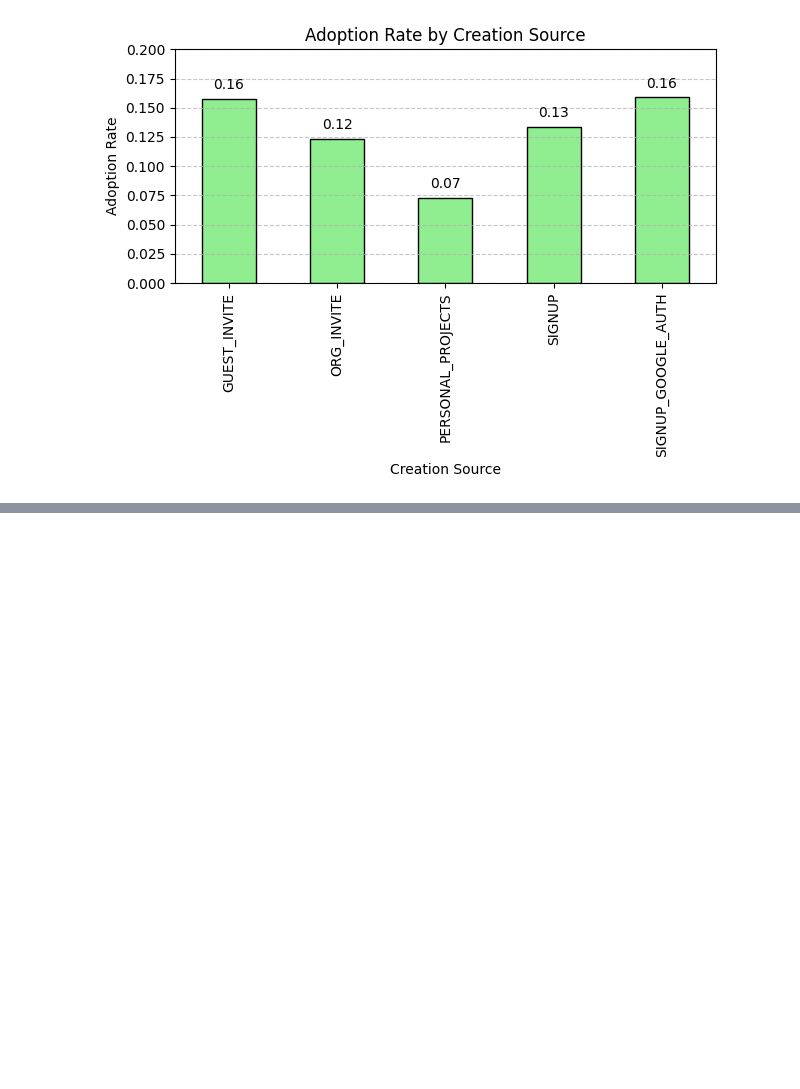
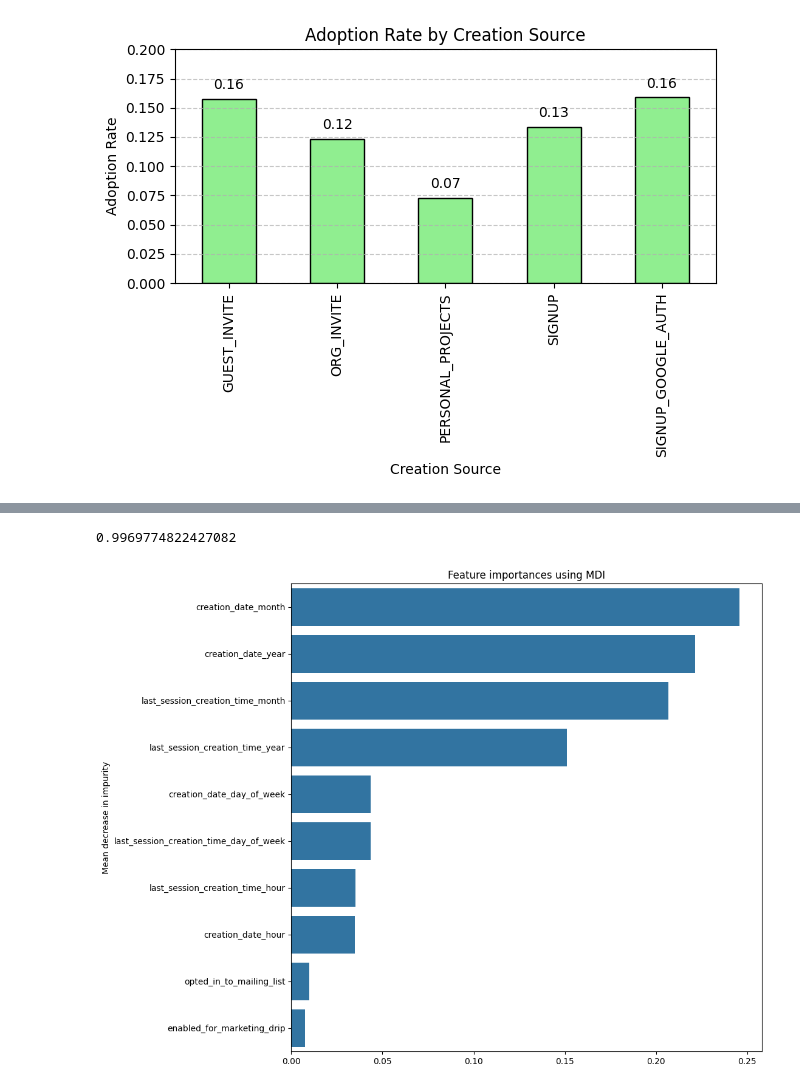
Before and after one commit to opheliasin/asana_summer2024_dsintern_takehome, a Jupyter notebook: Calculating Adoption Rate.ipynb, the cells around one changed output, grey strips where cells are left out. Saved outputs shown, nothing was run; the diff lists cells and outputs as text; code cells hidden in the pictures; blank space fills up the shorter version.

Commit message:
modified random forest model xvars

```diff
--- a/Calculating Adoption Rate.ipynb
+++ b/Calculating Adoption Rate.ipynb
@@ -225,0 +229,4 @@ You can also create boolean columns from numerical ones (e.g. whether a user spe
+# %%
+#I looked at variables that I intuitively thought would be influencing the adopted rate.
+#convert categorical features to binary features
+encoded_df = pd.get_dummies(merged_df, columns=['creation_source'])
@@ -225,0 +342,21 @@ You can also create boolean columns from numerical ones (e.g. whether a user spe
+# %%
+def evaluate(model, test_features, test_labels):
+    predictions = model.predict(test_features)
+    errors = abs(predictions ^ test_labels)
+
+    mape = 100 * np.mean(predictions.astype(int) ^ test_labels.astype(int))
+    accuracy = 100 - mape
+    print('Model Performance')
+    print('Average Error: {:0.5f} degrees.'.format(np.mean(errors)))
+    print('Accuracy = {:0.5f}%.'.format(accuracy))
+
+    return accuracy
+
+base_model = RandomForestClassifier(n_estimators = 50, random_state = 20)
+base_model.fit(X_train, y_train)
+base_accuracy = evaluate(base_model, X_train, y_train)
+
+best_random = rf_random.best_estimator_
+random_accuracy = evaluate(best_random, X_train, y_train)
+
+print('Improvement of {:0.5f}%.'.format( 100 * (random_accuracy - base_accuracy) / base_accuracy))
@@ -225,0 +371,19 @@ You can also create boolean columns from numerical ones (e.g. whether a user spe
+# %%
+base_model = RandomForestClassifier(n_estimators = 10, random_state = 10)
+base_model.fit(X_train, y_train)
+base_model.score(X_train, y_train)
+# %% [output]
+0.9969774822427082
+# %%
+importances = base_model.feature_importances_
+forest_importances = pd.Series(importances, index=X_train.columns)
+std = np.std([tree.feature_importances_ for tree in base_model.estimators_], axis=0)
+forest_importances.sort_values(inplace=True, ascending=False)
+
+fig, ax = plt.subplots(figsize = (10,10))
+sns.barplot(x=forest_importances.values, y=forest_importances.index, ax=ax)
+ax.set_title("Feature importances using MDI")
+ax.set_ylabel("Mean decrease in impurity")
+plt.show()
+# %% [output]
+[figure, added]
```
Also changed, not shown: parts of 27 cells of this notebook, 2 other files.
